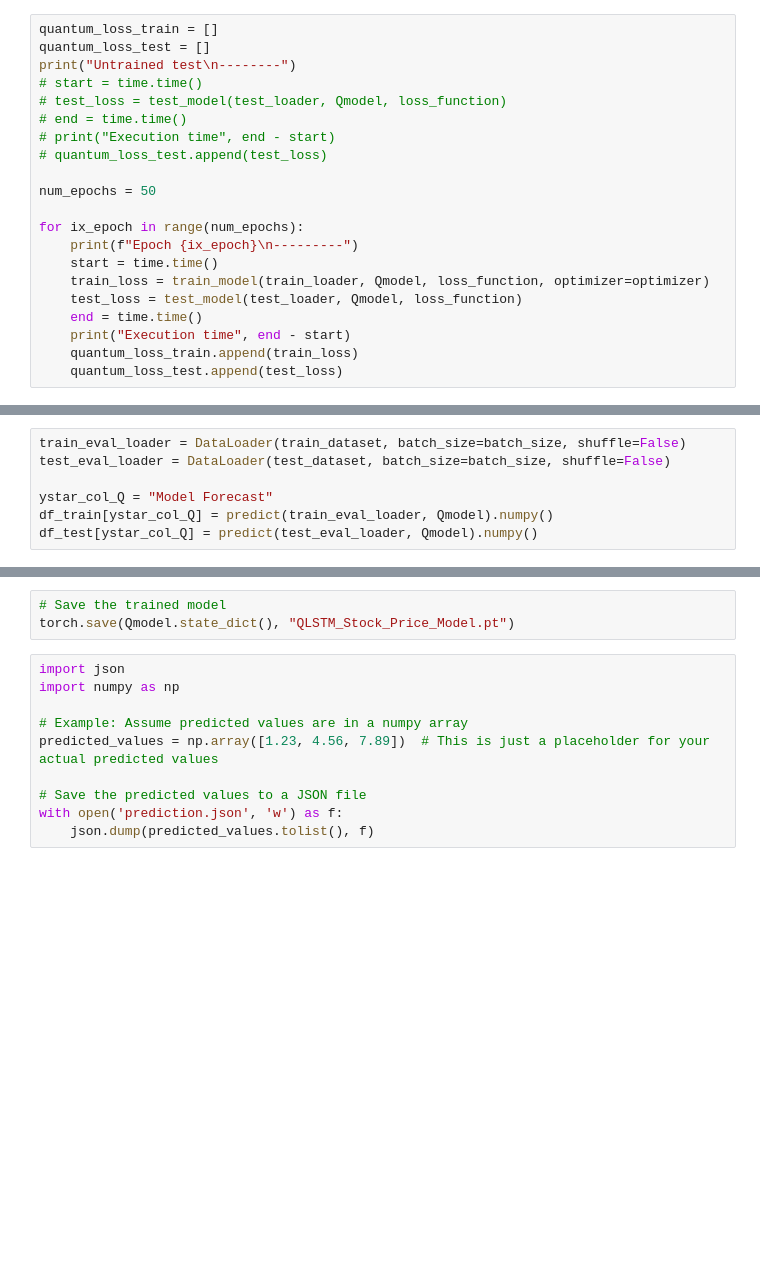
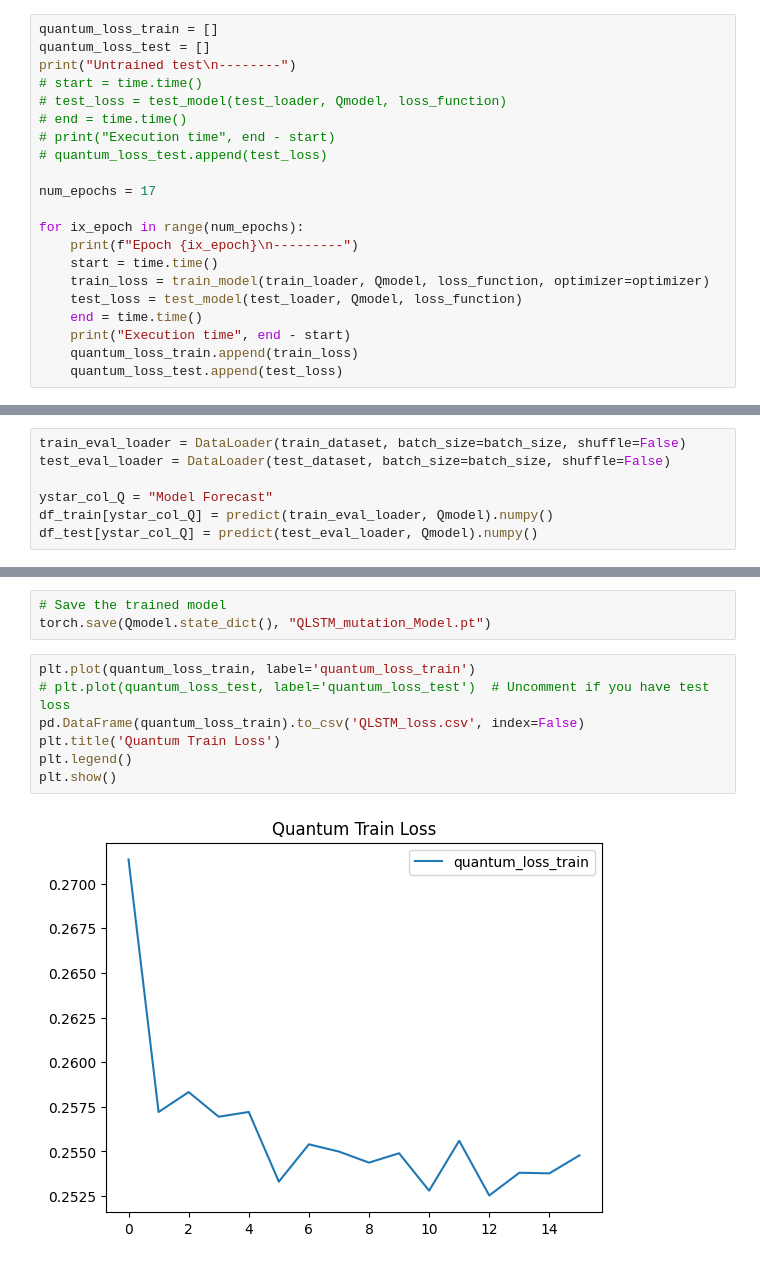
Before and after one commit to Aadrika14/malaria-mutation-predictin-qlstm, a Jupyter notebook: mutation_prediction_q.ipynb, the cells around one changed output, grey strips where cells are left out. Saved outputs shown, nothing was run; the diff lists cells and outputs as text; blank space fills up the shorter version.

```diff
--- a/mutation_prediction_q.ipynb
+++ b/mutation_prediction_q.ipynb
@@ -155,7 +157,7 @@ print("Untrained test\n--------")
 # print("Execution time", end - start)
 # quantum_loss_test.append(test_loss)
 
-num_epochs = 50
+num_epochs = 17
 
 for ix_epoch in range(num_epochs):
     print(f"Epoch {ix_epoch}\n---------")
@@ -227,14 +255,13 @@ Train accuracy: 0.0000
 Test accuracy: 0.0000
 # %%
 # Save the trained model
-torch.save(Qmodel.state_dict(), "QLSTM_Stock_Price_Model.pt")
+torch.save(Qmodel.state_dict(), "QLSTM_mutation_Model.pt")
-# %%
-import json
-import numpy as np
-
-# Example: Assume predicted values are in a numpy array
-predicted_values = np.array([1.23, 4.56, 7.89])  # This is just a placeholder for your actual predicted values
-
-# Save the predicted values to a JSON file
-with open('prediction.json', 'w') as f:
-    json.dump(predicted_values.tolist(), f)
+# %%
+plt.plot(quantum_loss_train, label='quantum_loss_train')
+# plt.plot(quantum_loss_test, label='quantum_loss_test')  # Uncomment if you have test loss
+pd.DataFrame(quantum_loss_train).to_csv('QLSTM_loss.csv', index=False)
+plt.title('Quantum Train Loss')
+plt.legend()
+plt.show()
+# %% [output]
+[figure, added]
```
Also changed, not shown: parts of 17 cells of this notebook, 10 other files.
